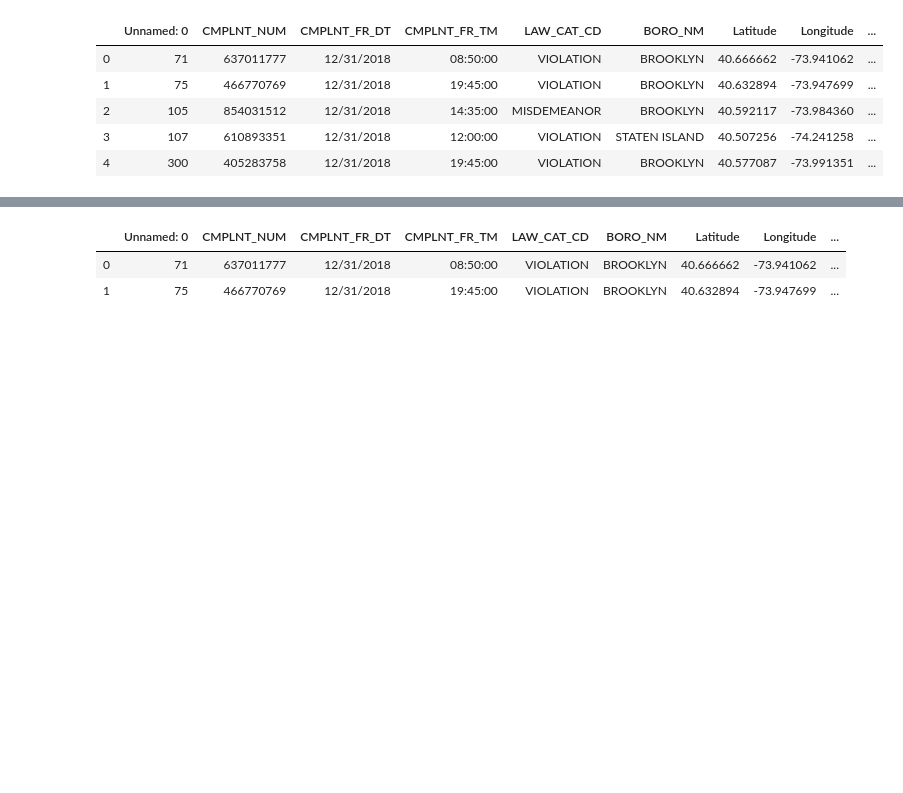
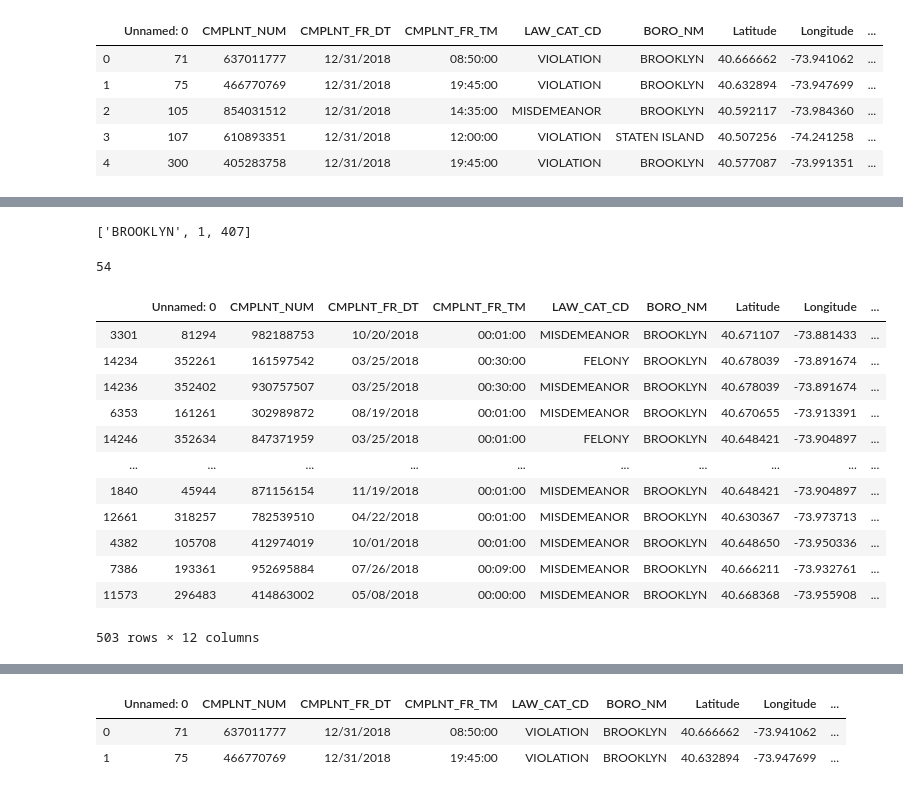
Before and after one commit to TZstatsADS/fall2019-proj2--sec2-grp8, a Jupyter notebook: doc/sl proj2 group8.ipynb, the cells around one changed output, grey strips where cells are left out. Saved outputs shown, nothing was run; the diff lists cells and outputs as text; code cells hidden in the pictures; blank space fills up the shorter version.

```diff
--- a/doc/sl proj2 group8.ipynb
+++ b/doc/sl proj2 group8.ipynb
@@ -103,2 +91,4 @@ crime_time_sort
 # %%
 crime_time_sort.to_csv('crime_add_hour_sorted.csv')
+# %%
+boro_l = list(set(crime_time_sort['BORO_NM']))
@@ -104,0 +169,4 @@ crime_time_sort.to_csv('crime_add_hour_sorted.csv')
+# %%
+count_vialation_by_boro_hour(crime_time_sort,boro_l[0],'BORO_NM',hour_list[1])
+# %% [output]
+['BROOKLYN', 1, 407]
@@ -104,0 +175,22 @@ crime_time_sort.to_csv('crime_add_hour_sorted.csv')
+# %%
+sum(df_boro_hour_test['LAW_CAT_CD'] == 'MISDEMEANOR')
+# %% [output]
+54
+# %%
+df_brook = df_boro(crime_time_sort,boro_l[0],'BORO_NM')
+# %%
+df_brook[df_brook['hour'] == 0]
+# %% [output]
+|  | Unnamed: 0 | CMPLNT_NUM | CMPLNT_FR_DT | CMPLNT_FR_TM | LAW_CAT_CD | BORO_NM | Latitude | Longitude | ... |
+| 3301 | 81294 | 982188753 | 10/20/2018 | 00:01:00 | MISDEMEANOR | BROOKLYN | 40.671107 | -73.881433 | ... |
+| 14234 | 352261 | 161597542 | 03/25/2018 | 00:30:00 | FELONY | BROOKLYN | 40.678039 | -73.891674 | ... |
+| 14236 | 352402 | 930757507 | 03/25/2018 | 00:30:00 | MISDEMEANOR | BROOKLYN | 40.678039 | -73.891674 | ... |
+| 6353 | 161261 | 302989872 | 08/19/2018 | 00:01:00 | MISDEMEANOR | BROOKLYN | 40.670655 | -73.913391 | ... |
+| 14246 | 352634 | 847371959 | 03/25/2018 | 00:01:00 | FELONY | BROOKLYN | 40.648421 | -73.904897 | ... |
+| ... | ... | ... | ... | ... | ... | ... | ... | ... | ... |
+| 1840 | 45944 | 871156154 | 11/19/2018 | 00:01:00 | MISDEMEANOR | BROOKLYN | 40.648421 | -73.904897 | ... |
+| 12661 | 318257 | 782539510 | 04/22/2018 | 00:01:00 | MISDEMEANOR | BROOKLYN | 40.630367 | -73.973713 | ... |
+| 4382 | 105708 | 412974019 | 10/01/2018 | 00:01:00 | MISDEMEANOR | BROOKLYN | 40.648650 | -73.950336 | ... |
+| 7386 | 193361 | 952695884 | 07/26/2018 | 00:09:00 | MISDEMEANOR | BROOKLYN | 40.666211 | -73.932761 | ... |
+| 11573 | 296483 | 414863002 | 05/08/2018 | 00:00:00 | MISDEMEANOR | BROOKLYN | 40.668368 | -73.955908 | ... |
+503 rows × 12 columns
```
Also changed, not shown: parts of 12 cells of this notebook, 1 other file.
